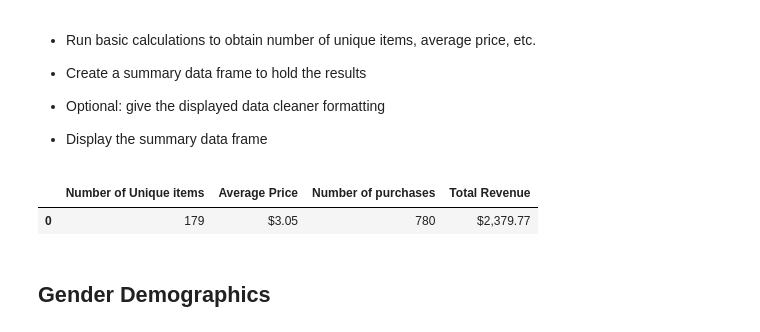
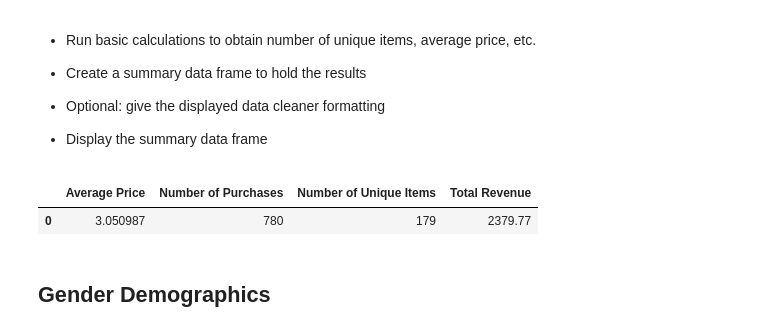
Before and after one commit to deytarb/pandas-challenge, a Jupyter notebook: HeroesOfPymoli_starter.ipynb, the cells around one changed output. Saved outputs shown, nothing was run; the diff lists cells and outputs as text; code cells hidden in the pictures.

```diff
--- a/HeroesOfPymoli_starter.ipynb
+++ b/HeroesOfPymoli_starter.ipynb
@@ -52,31 +53,35 @@ pd.DataFrame({"Total Players": [num_players]})
 
 
 * Display the summary data frame
-# %%
-
-
-#Number of items
-#Average price
-#Number of purchases
-#Total Revenue
-unique_items = (purchase_data['Item ID']).nunique()
-average_price = purchase_data['Price'].mean()
-Number_purchases = purchase_data['Item Name'].count()
-total_revenue = purchase_data['Price'].sum()
-
-#Create data_frame
-summary_df= pd.DataFrame({"Number of Unique items": [unique_items],"Average Price": [average_price],"Number of purchases":[Number_purchases],
-"Total Revenue":[total_revenue]})
-
-#formatting the dataframe
-summary_df["Average Price"] = summary_df["Average Price"].map("${:,.2f}".format)
-summary_df["Total Revenue"] = summary_df["Total Revenue"].map("${:,.2f}".format)
-
-# Display the summary data frame
-summary_df
-# %% [output]
-|  | Number of Unique items | Average Price | Number of purchases | Total Revenue |
-| 0 | 179 | $3.05 | 780 | $2,379.77 |
+# %%
+# Calculated Average Price
+price_average = purchase_data["Price"].mean()
+
+# Calculated Number of Unique Items
+number_of_purchase = purchase_data["Purchase ID"].value_counts()
+sum_num_purchase = number_of_purchase.sum()
+
+# Calculated Number of Unique Items
+
+items_unique = purchase_data["Item Name"].unique()
+count_of_unique_items = pd.DataFrame(items_unique).count()
+
+# Calculated Total Revenue
+
+revenue_total = purchase_data["Price"].sum()
+
+
+purchase_analysis = {'Average Price': price_average,
+                    'Number of Purchases': sum_num_purchase,
+                    'Number of Unique Items': count_of_unique_items,
+                    'Total Revenue': revenue_total}
+
+#Display Dataframe
+purchase_analysis_df = pd.DataFrame(purchase_analysis)
+purchase_analysis_df
+# %% [output]
+|  | Average Price | Number of Purchases | Number of Unique Items | Total Revenue |
+| 0 | 3.050987 | 780 | 179 | 2379.77 |
 # %% [markdown]
 ## Gender Demographics
 # %% [markdown]
```
Also changed, not shown: parts of 7 cells of this notebook.
